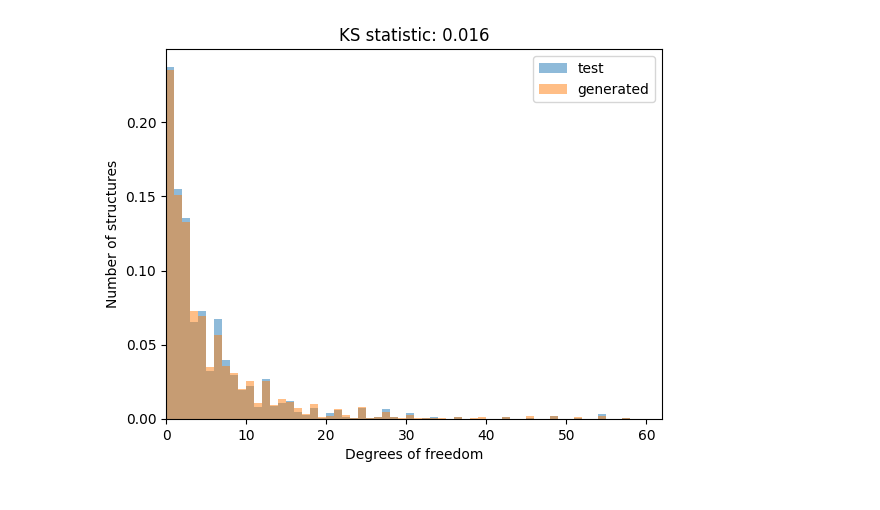
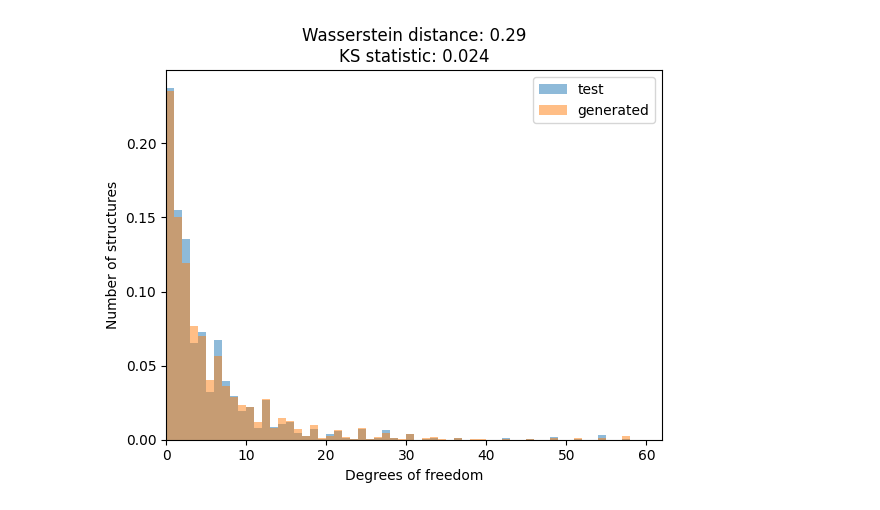
Before and after one commit to kedhip/WyckoffTransformer, a Jupyter notebook: statistical_evaluation.ipynb, the cells around one changed output. Cells and saved outputs as stored; diff of their text form; code cells hidden in the pictures.

```diff
--- a/statistical_evaluation.ipynb
+++ b/statistical_evaluation.ipynb
@@ -3,7 +3,7 @@ from pyxtal import pyxtal
 # %%
 import gzip
 import json
-with gzip.open('runs/wk63iqjv/generated_wp.json.gz', 'rt') as f:
+with gzip.open('generated/AI4AM_mp_20_biternary.json.gz', 'rt') as f:
     generated_wychoffs = json.load(f)
 print(f"Loaded {len(generated_wychoffs)} generated wychoffs")
 # %% [output]
@@ -14,6 +14,8 @@ from scipy.stats import wasserstein_distance, kstest
 import pickle
 with gzip.open("cache/mp_20_biternary/data.pkl.gz", "rb") as f:
     datasets_pd = pickle.load(f)
+# %%
+generated_wychoffs = generated_wychoffs[:len(datasets_pd['test'])]
 # %%
 from matplotlib import pyplot as plt
 fig, ax = plt.subplots()
@@ -155,12 +152,13 @@ test_dof = datasets_pd['test']['dof'].apply(sum)
 # %%
 fig, ax = plt.subplots()
 bins=range(test_dof.max())
 ax.hist(test_dof, bins=bins, alpha=0.5, label='test', density=True)
 ax.hist(generated_dof, bins=bins, alpha=0.5, label='generated', density=True)
 ax.set_xlabel('Degrees of freedom')
 ax.set_ylabel('Number of structures')
-ax.set_title(f"KS statistic: {kstest(test_dof, generated_dof).statistic:.3f}")
+ax.set_title(f"Wasserstein distance: {wasserstein_distance(test_dof, generated_dof):.2f}\n"
+ f"KS statistic: {kstest(test_dof, generated_dof).statistic:.3f}")
 ax.legend()
 ax.set_xlim(0);
 # %% [output]
-[figure, old version]
+[figure, new version]
```
Also changed, not shown: parts of 7 cells of this notebook, 4 other files.
